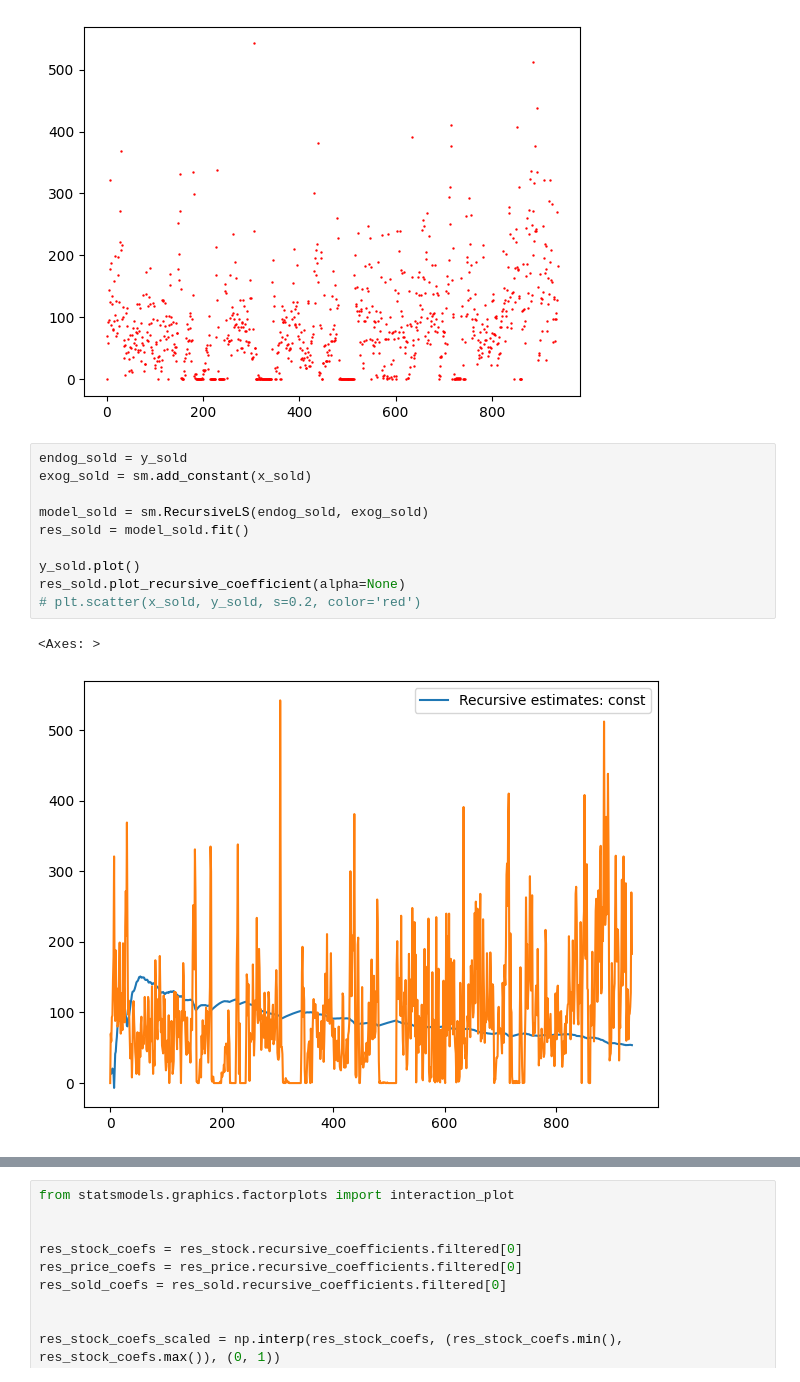
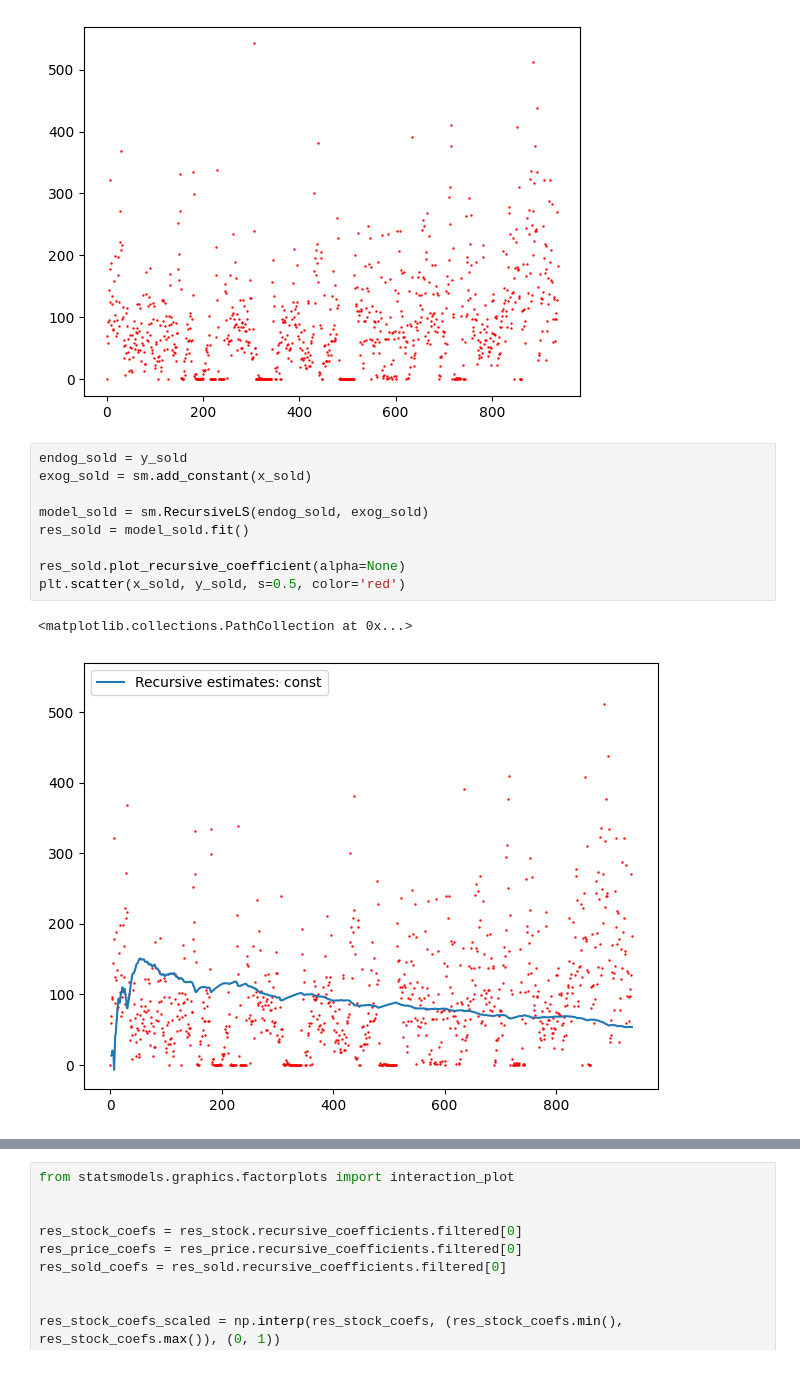
Before and after one commit to CepbluKot/info_processing_labs, a Jupyter notebook: lab1/main_lr1_automade_rlsm.ipynb, the cells around one changed output, grey strips where cells are left out. Drawn from its saved outputs; the diff is of its cells as text.

```diff
--- a/lab1/main_lr1_automade_rlsm.ipynb
+++ b/lab1/main_lr1_automade_rlsm.ipynb
@@ -35,16 +35,15 @@ plt.scatter(x_sold, y_sold, s=0.5, color='red')
 # %%
 endog_sold = y_sold
 exog_sold = sm.add_constant(x_sold)
 
 model_sold = sm.RecursiveLS(endog_sold, exog_sold)
 res_sold = model_sold.fit()
 
-y_sold.plot()
 res_sold.plot_recursive_coefficient(alpha=None)
-# plt.scatter(x_sold, y_sold, s=0.2, color='red')
+plt.scatter(x_sold, y_sold, s=0.5, color='red')
 # %% [output]
-<Axes: >
+<matplotlib.collections.PathCollection at 0x...>
-[figure, old version]
+[figure, new version]
 # %%
 x_price = df.index
 y_price = df.price
```
Also changed, not shown: parts of 5 cells of this notebook, 1 other file.
